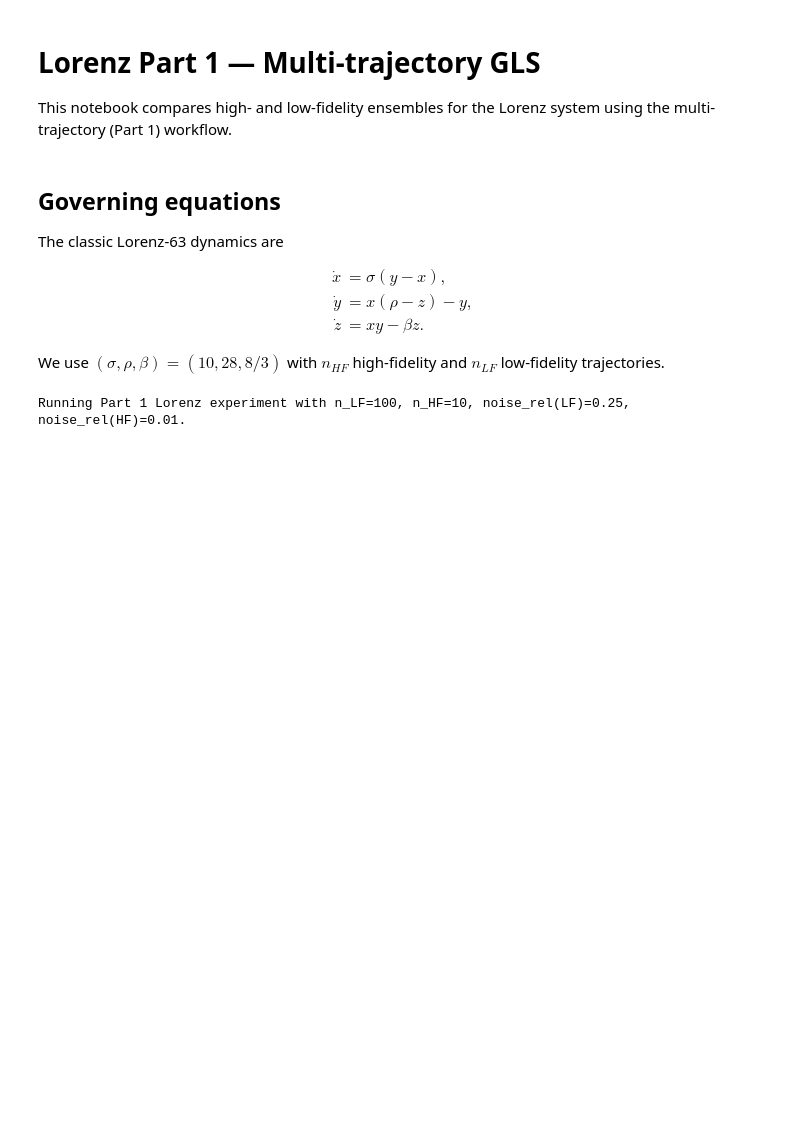
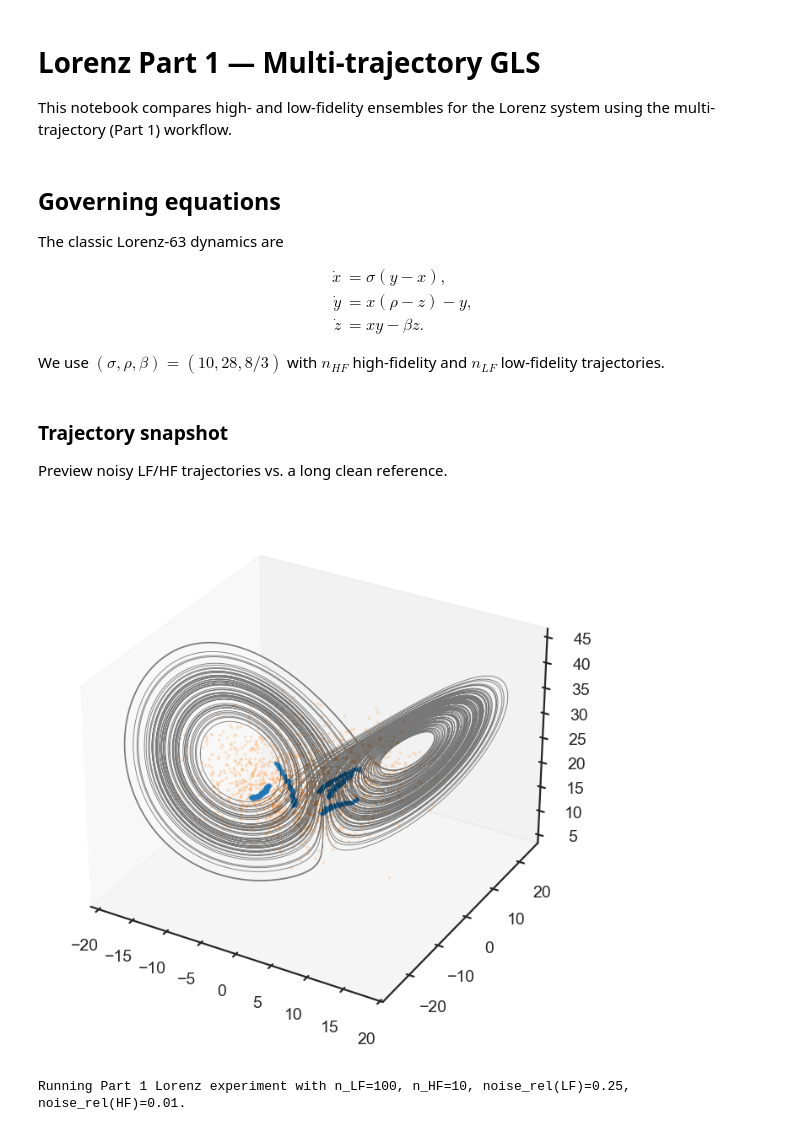
Before and after one commit to filippozacchei/WLS-Sindy, a Jupyter notebook: examples/lorenz/part1.ipynb, the cells around one changed output. Saved outputs shown, nothing was run; the diff lists cells and outputs as text; code cells hidden in the pictures; blank space fills up the shorter version.

```diff
--- a/examples/lorenz/part1.ipynb
+++ b/examples/lorenz/part1.ipynb
@@ -45 +50,30 @@ PLOT_ORDER = ["MF_w", "MF", "HF", "LF"]
+# %% [markdown]
+### Trajectory snapshot
+Preview noisy LF/HF trajectories vs. a long clean reference.
+# %%
+from mfsindy.cases.lorenz_plots import plot_multifidelity_trajectories
+X_clean, _, _ = generate_lorenz_dataset(
+    n_traj=1,
+    T=cfg.T_true,
+    dt=cfg.dt,
+    noise_level=0.0,
+    seed=cfg.seed_base,
+)
+X_hf_batch, t_train, _ = generate_lorenz_dataset(
+    n_traj=cfg.n_hf,
+    T=cfg.T_train,
+    dt=cfg.dt,
+    noise_level=cfg.noise_hf_rel*np.std(X_clean),
+    seed=cfg.seed_base + 5,
+)
+X_lf_batch, _, _ = generate_lorenz_dataset(
+    n_traj=cfg.n_lf,
+    T=cfg.T_train,
+    dt=cfg.dt,
+    noise_level=cfg.noise_lf_rel*np.std(X_clean),
+    seed=cfg.seed_base + 125,
+)
+plot_multifidelity_trajectories(X_hf_batch, X_lf_batch, X_clean)
+# %% [output]
+[figure, added]
 # %%
```
Also changed, not shown: parts of 6 cells of this notebook, 3 other files.
